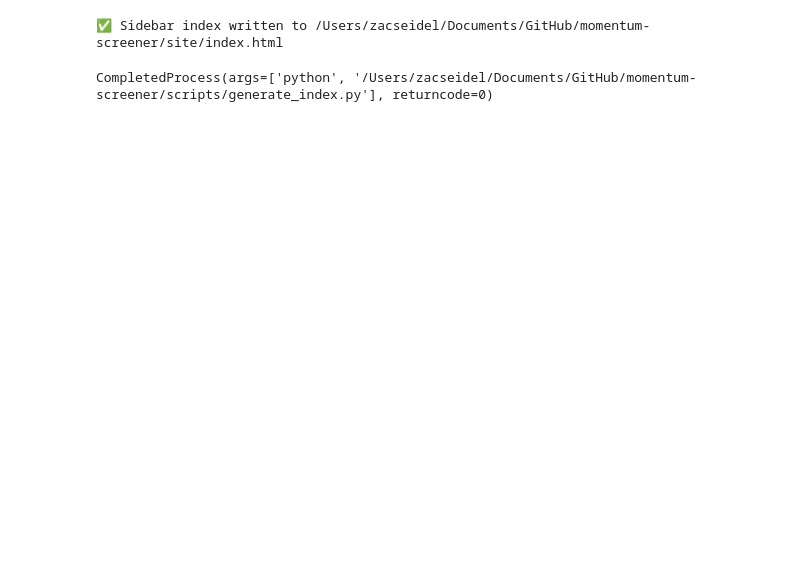
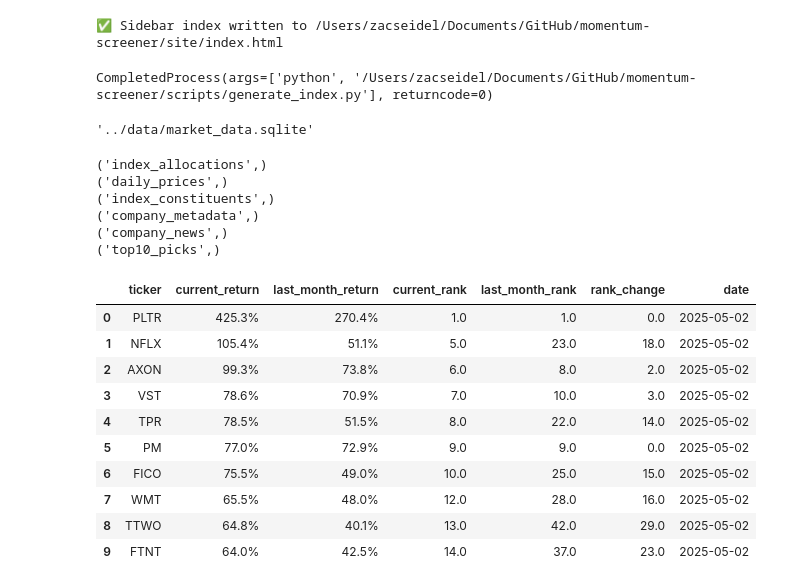
Before and after one commit to zacseidel/momentum-screener, a Jupyter notebook: notebooks/test_html_report_generation.ipynb, the cells around one changed output. Drawn from its saved outputs; the diff is of its cells as text; code cells hidden in the pictures; blank space fills up the shorter version.

```diff
--- a/notebooks/test_html_report_generation.ipynb
+++ b/notebooks/test_html_report_generation.ipynb
@@ -123,0 +148,39 @@ CompletedProcess(args=['python', '/Users/zacseidel/Documents/GitHub/momentum-scr
+# %%
+DB_PATH = '../data/market_data.sqlite'
+DB_PATH
+# %% [output]
+'../data/market_data.sqlite'
+# %%
+
+with sqlite3.connect(DB_PATH) as conn:
+    tables = conn.execute("SELECT name FROM sqlite_master WHERE type='table';").fetchall()
+
+# Show the table names
+for table in tables:
+    print(table)
+# %% [output]
+('index_allocations',)
+('daily_prices',)
+('index_constituents',)
+('company_metadata',)
+('company_news',)
+('top10_picks',)
+# %%
+with sqlite3.connect(DB_PATH) as conn:
+        voo = pd.read_sql(
+            "SELECT * FROM top10_picks",
+            conn,
+        )
+voo
+# %% [output]
+|  | ticker | current_return | last_month_return | current_rank | last_month_rank | rank_change | date |
+| 0 | PLTR | 425.3% | 270.4% | 1.0 | 1.0 | 0.0 | 2025-05-02 |
+| 1 | NFLX | 105.4% | 51.1% | 5.0 | 23.0 | 18.0 | 2025-05-02 |
+| 2 | AXON | 99.3% | 73.8% | 6.0 | 8.0 | 2.0 | 2025-05-02 |
+| 3 | VST | 78.6% | 70.9% | 7.0 | 10.0 | 3.0 | 2025-05-02 |
+| 4 | TPR | 78.5% | 51.5% | 8.0 | 22.0 | 14.0 | 2025-05-02 |
+| 5 | PM | 77.0% | 72.9% | 9.0 | 9.0 | 0.0 | 2025-05-02 |
+| 6 | FICO | 75.5% | 49.0% | 10.0 | 25.0 | 15.0 | 2025-05-02 |
+| 7 | WMT | 65.5% | 48.0% | 12.0 | 28.0 | 16.0 | 2025-05-02 |
+| 8 | TTWO | 64.8% | 40.1% | 13.0 | 42.0 | 29.0 | 2025-05-02 |
+| 9 | FTNT | 64.0% | 42.5% | 14.0 | 37.0 | 23.0 | 2025-05-02 |
```
Also changed, not shown: parts of 8 cells of this notebook, 28 other files.
